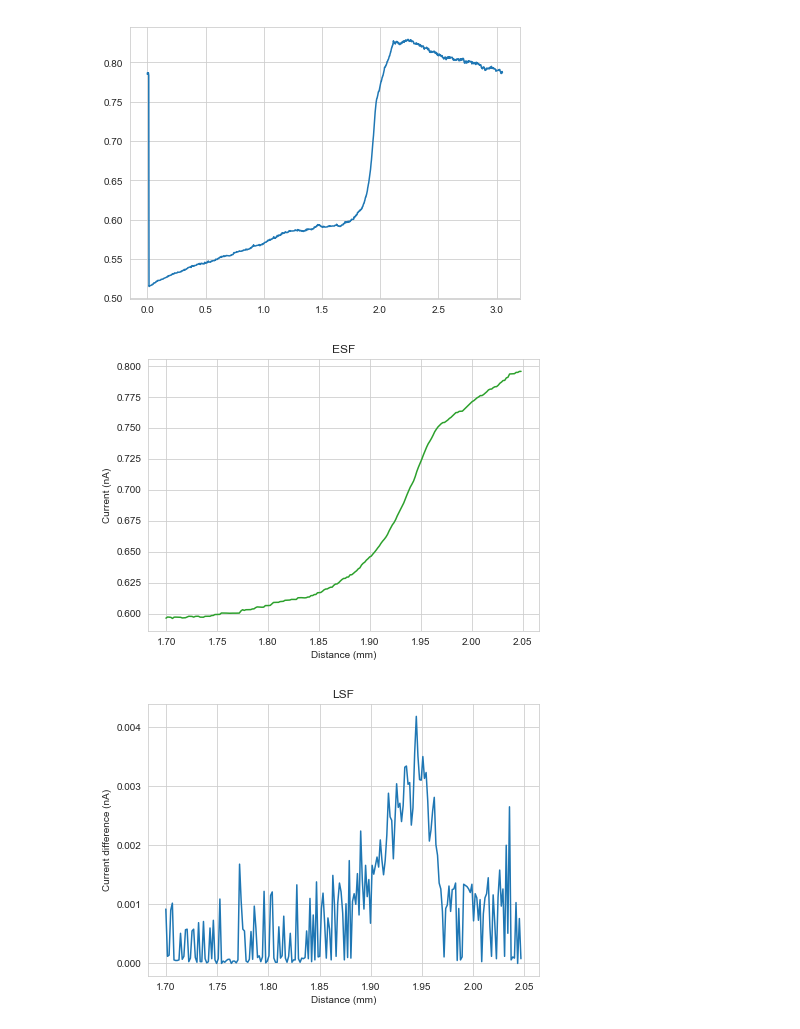
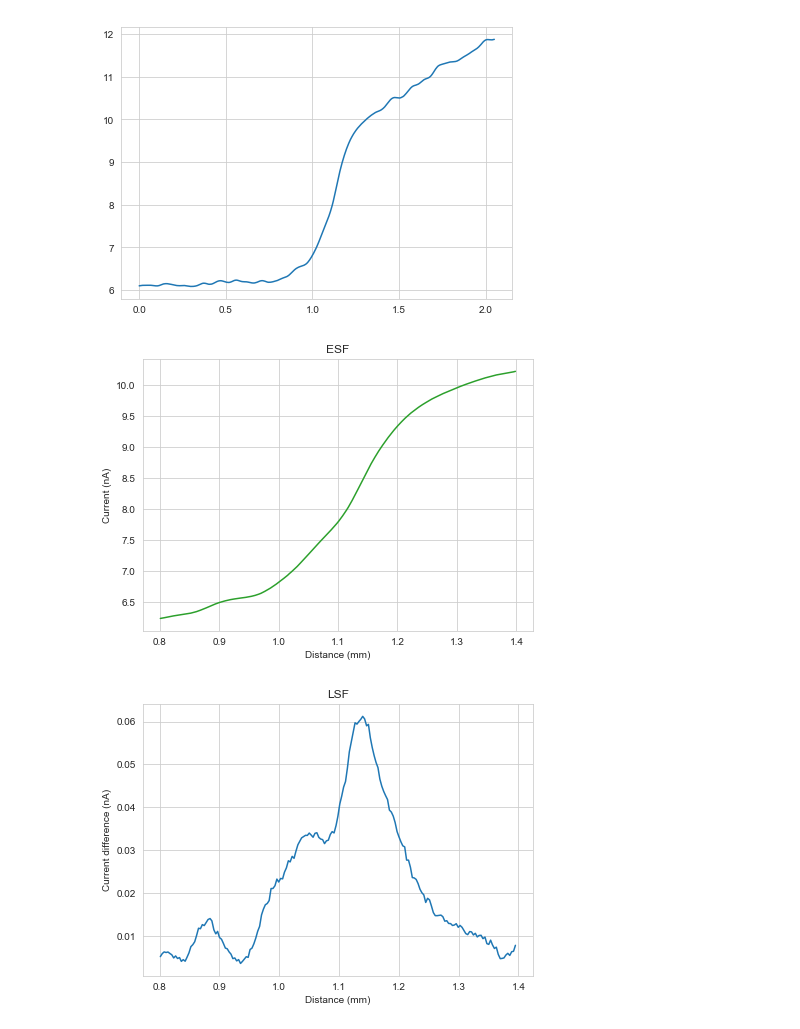
Before and after one commit to drichts/Reconstruction, a Jupyter notebook: Collaborations/single_pixel/calc_mtf_from_esf.ipynb, the cells around one changed output. Saved outputs shown, nothing was run; the diff lists cells and outputs as text; code cells hidden in the pictures.

```diff
--- a/Collaborations/single_pixel/calc_mtf_from_esf.ipynb
+++ b/Collaborations/single_pixel/calc_mtf_from_esf.ipynb
@@ -8,11 +8,11 @@ import seaborn as sns
 from scipy.signal import medfilt
 from lda.get_corrected_array import smooth
 
-speed = 5  # The speed of the movement of the edge in um/s
+speed = 10  # The speed of the movement of the edge in um/s
 N = 30
-folder = r'D:\OneDrive - University of Victoria\Research\resolution\21-04-27_laser_mtf'
-file = f'keithley_laser_mtf2_405nm_75mA_5microns_per_s_edge.txt'
-img_name_append = '_closed_open_laser'
+folder = r'D:\OneDrive - University of Victoria\Research\resolution\21-04-30_xray_mtf\copper_edge'
+file = f'40kVp_16mA_10um_s_copper_edge_2.txt'
+img_name_append = '_closed_open_xray'
 
 # Combine the folder and file for the full path
 file = os.path.join(folder, file)
@@ -23,7 +23,7 @@ times = np.array(data[1::2], dtype='float') / 1000 * (speed / 1000)  # Calculate
 esf_full = np.array(data[2::2], dtype='float') * 1E9  # Converts from A to nA
 # esf_full = medfilt(esf_full, kernel_size=N)[0:len(times)]
 # This accepts windows: hanning, hamming, flat, bartlett, or blackman
-# esf_full = smooth(esf_full, window_len=N, window='hamming')[0:len(times)]
+esf_full = smooth(esf_full, window_len=N, window='hamming')[0:len(times)]
 
 # Plot the times vs. esf_full to see if the data should be cropped to calculate the lsf and mtf
 fig = plt.figure(figsize=(7, 5))
@@ -32,7 +32,7 @@ plt.plot(times, esf_full)
 plt.show()
 fig.savefig(os.path.join(folder, f'full_ESF{img_name_append}.png'), dpi=500)
 # %% [output]
-[figure, old version]
+[figure, new version]
 # %%
 import os
 import numpy as np
@@ -41,8 +41,8 @@ import seaborn as sns
 from scipy.optimize import curve_fit
 
 # Enter in the two time points that you found above
-low = 1.7
-high = 2.05
+# low = 1.7
+# high = 2.05
 
 # Closed-open laser
 # low = 0.75
@@ -57,8 +57,8 @@ high = 2.05
 # high = 1
 
 # Closed-open x-ray
-# low = 0.8
-# high = 1.4
+low = 0.8
+high = 1.4
 
 
 # Fit the ESF with a sigmoid
@@ -78,35 +78,35 @@ dist = times[low:high]
 #
 # dist_fit = np.linspace(dist[0], dist[-1], 1000)
 # esf_fit = sigmoid(dist_fit, *popt)
 
 # Plot the cropped ESF data
 sns.set_style('whitegrid')
 fig = plt.figure(figsize=(7, 5))
 plt.plot(dist, esf, color='C2')
 # plt.plot(dist_fit, esf_fit)
 plt.xlabel('Distance (mm)')
 plt.ylabel('Current (nA)')
 plt.title('ESF')
 plt.show()
 fig.savefig(os.path.join(folder, f'ESF{img_name_append}.png'), dpi=500)
 
 # Calculate the LSF from the derivative of the ESF
 lsf = np.abs(np.diff(esf))
 # lsf_fit = np.abs(np.diff(esf_fit))
 
 # Plot the LSF
 sns.set_style('whitegrid')
 fig = plt.figure(figsize=(7, 5))
 plt.plot(dist[0:len(lsf)], lsf)
 # plt.plot(dist_fit[0:len(lsf_fit)], lsf_fit)
 plt.xlabel('Distance (mm)')
 plt.ylabel('Current difference (nA)')
 plt.title('LSF')
 plt.show()
 fig.savefig(os.path.join(folder, f'LSF{img_name_append}.png'), dpi=500)
 # %% [output]
-[figure, old version]
+[figure, new version]
-[figure, old version]
+[figure, new version]
 # %%
 import os
 import numpy as np
```
Also changed, not shown: parts of 1 cell of this notebook, 5 other files.
